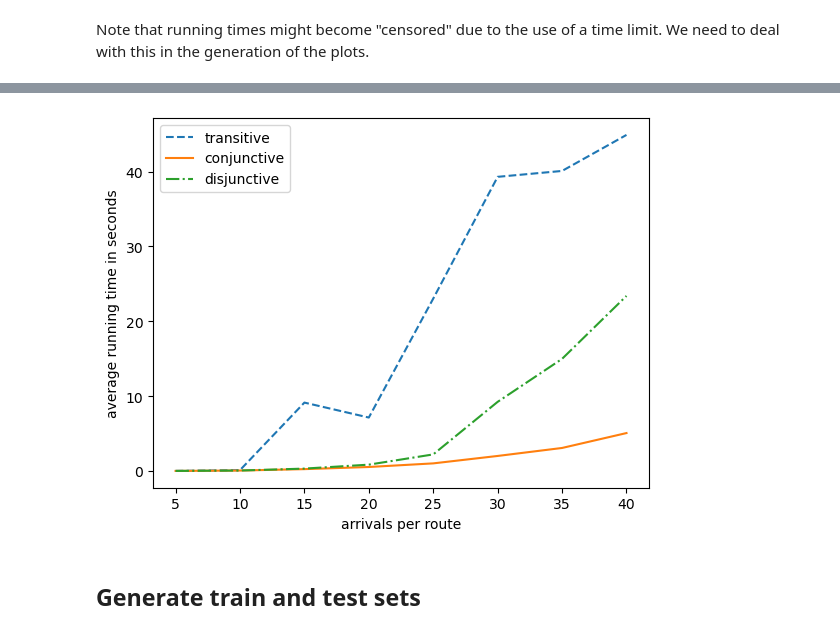
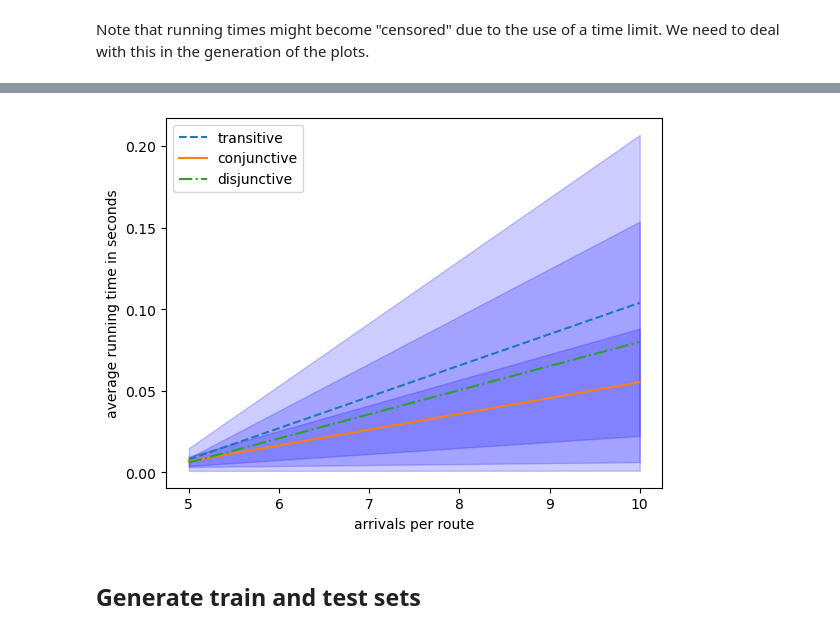
Before and after one commit to jeroenvanriel/traffic-scheduling, a Jupyter notebook: single/comparison.ipynb, the cells around one changed output, grey strips where cells are left out. Cells and saved outputs as stored; diff of their text form; code cells hidden in the pictures.

```diff
--- a/single/comparison.ipynb
+++ b/single/comparison.ipynb
@@ -104,7 +104,7 @@ def measure_exact(instances, cuts=None, timelimit=60, with_done=True):
 timelimit = 60
 
 F = bimodal_exponential(p=0.5, s1=0.1, s2=10)
-ns = [5, 10, 15, 20, 25, 30, 35, 40]
+ns = [5, 10, 15]#, 20, 25, 30, 35, 40]
 cuts = [[1], [2], [3]]
 N = 20
 
@@ -134,14 +137,22 @@ total.to_pickle(f'data/running_times.pkl')
+# %%
+#data = pd.concat(data, ignore_index=True).set_index('n')
+#data.to_pickle(f'data/running_times_all.pkl')
+averages = data.groupby('n').mean()
+deviation = data.groupby('n').std()
 # %%
-total.plot(style=['--','-','-.'])
-#'--', '-.', '-', ':']
+averages.plot(style=['--','-','-.'])
+for exp in [f'running_time_{i}' for i in range(1,4)]:
+    plt.fill_between(deviation.index, averages[exp] - deviation[exp],
+                     averages[exp] + deviation[exp], color="blue", alpha=0.2, label="±1 std. dev.")
+
 plt.legend(['transitive', 'conjunctive', 'disjunctive'])
 plt.xlabel('arrivals per route')
 plt.ylabel('average running time in seconds')
 plt.savefig(f'../report/data-single/running_times.pdf')
 plt.show()
 plt.close()
 # %% [output]
-[figure, old version]
+[figure, new version]
 # %% [markdown]
 ## Generate train and test sets
 # %% [markdown]
```
Also changed, not shown: parts of 15 cells of this notebook.
